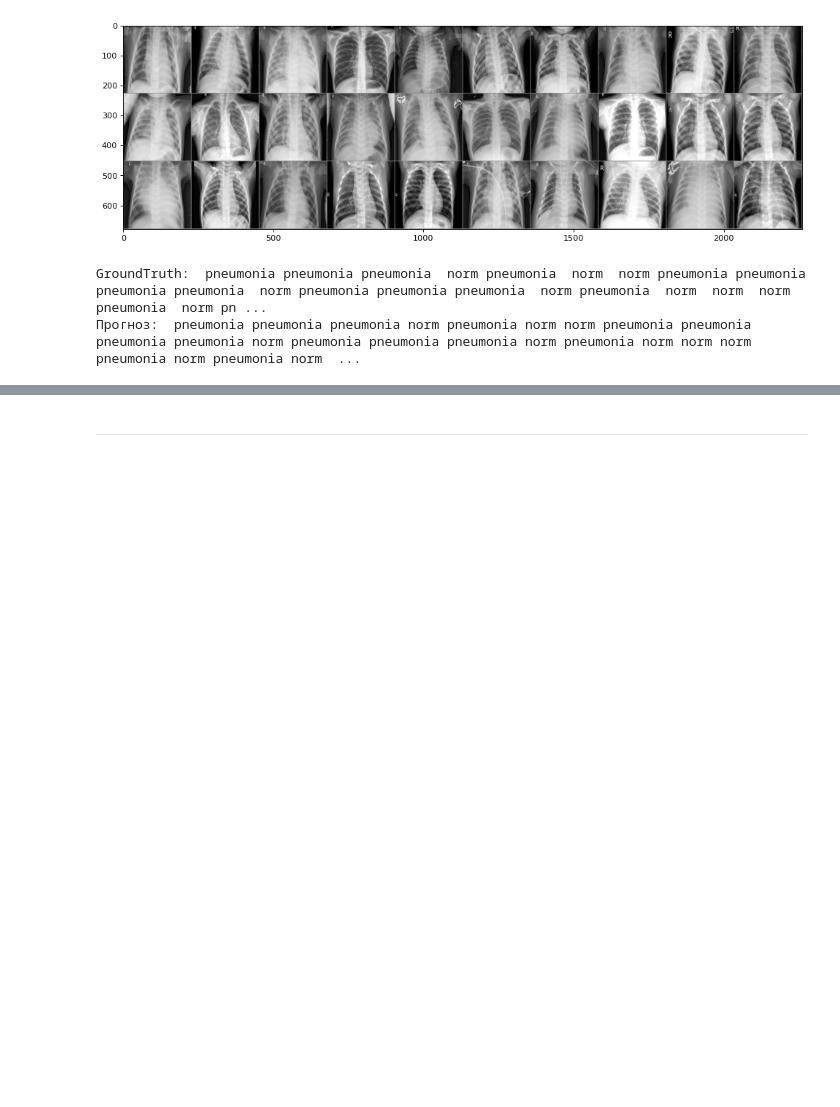
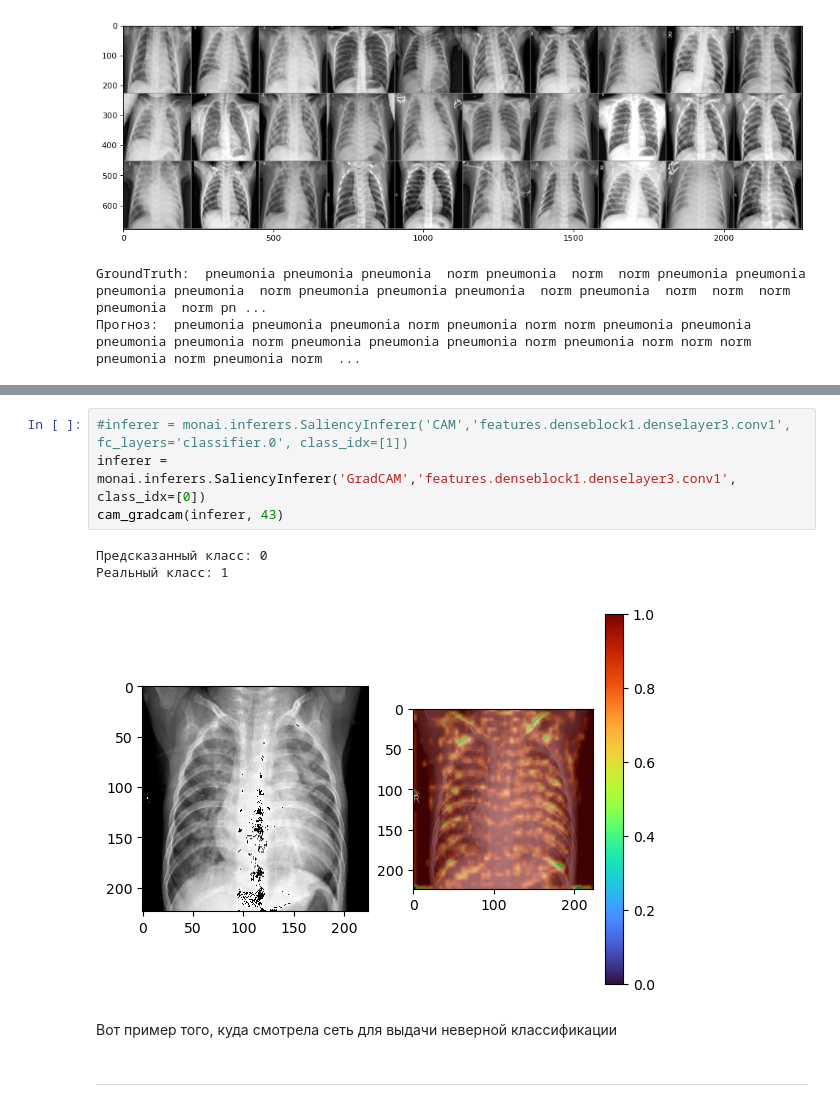
Before and after one commit to Koldim2001/transfer_learning_CNN, a Jupyter notebook: Transfer_learning_DenseNet121.ipynb, the cells around one changed output, grey strips where cells are left out. Cells and saved outputs as stored; diff of their text form; blank space fills up the shorter version.

```diff
--- a/Transfer_learning_DenseNet121.ipynb
+++ b/Transfer_learning_DenseNet121.ipynb
@@ -489,3 +553,13 @@ GroundTruth:  pneumonia pneumonia pneumonia  norm pneumonia  norm  norm pneumoni
+# %%
+#inferer = monai.inferers.SaliencyInferer('CAM','features.denseblock1.denselayer3.conv1', fc_layers='classifier.0', class_idx=[1])
+inferer = monai.inferers.SaliencyInferer('GradCAM','features.denseblock1.denselayer3.conv1', class_idx=[0])
+cam_gradcam(inferer, 43)
+# %% [output]
+Предсказанный класс: 0
+Реальный класс: 1
+[figure, added]
+# %% [markdown]
+Вот пример того, куда смотрела сеть для выдачи неверной классификации
 # %% [markdown]
 ---
 # %% [markdown]
```
Also changed, not shown: parts of 8 cells of this notebook.
